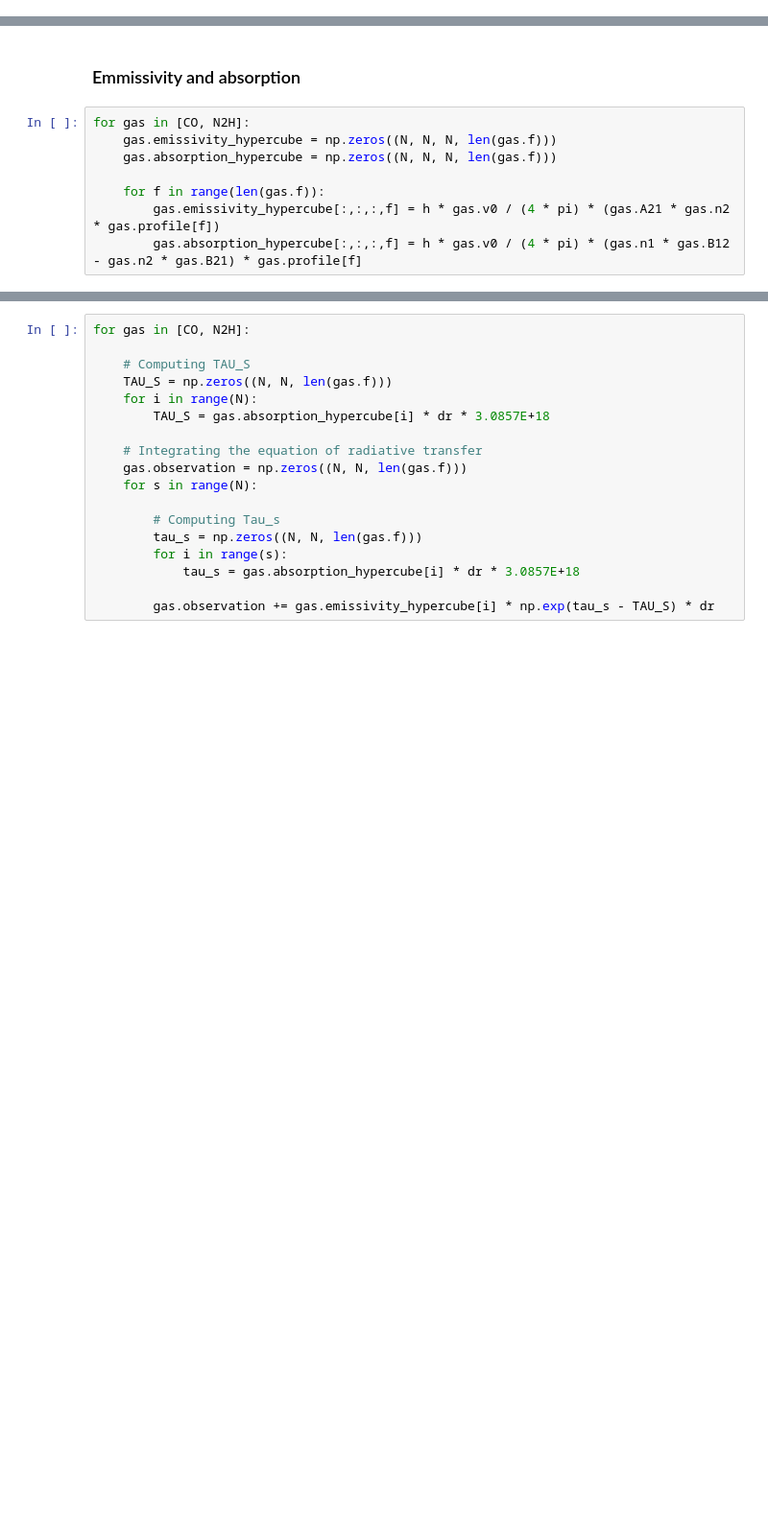
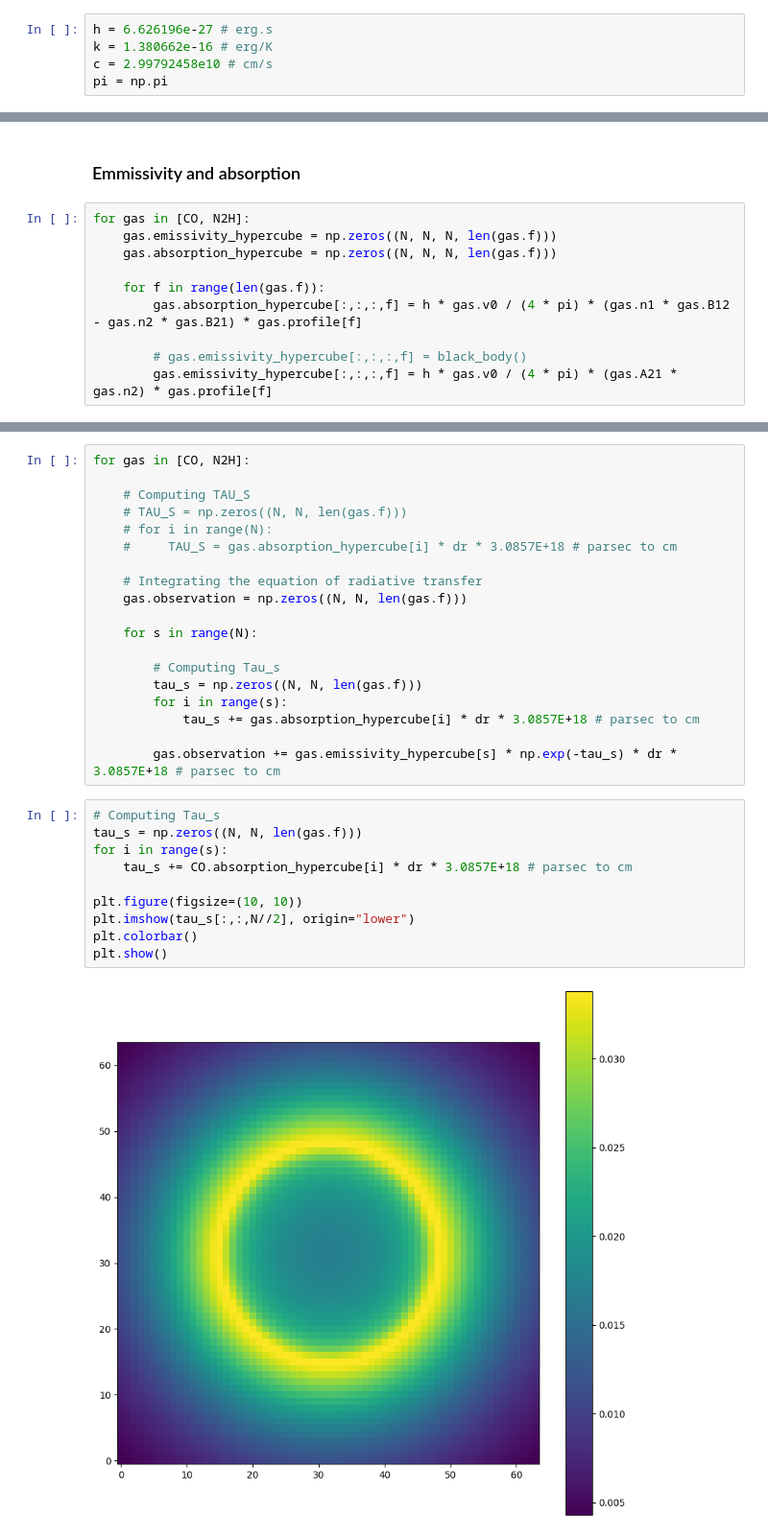
Before and after one commit to LeiRoF/M2-Internship, a Jupyter notebook: Generate_Dataset.ipynb, the cells around one changed output, grey strips where cells are left out. Shown at 96% size. Cells and saved outputs as stored; diff of their text form; blank space fills up the shorter version.

```diff
--- a/Generate_Dataset.ipynb
+++ b/Generate_Dataset.ipynb
@@ -22,3 +19,8 @@ pi = np.pi
+# %%
+h = 6.626196e-27 # erg.s
+k = 1.380662e-16 # erg/K
+c = 2.99792458e10 # cm/s
+pi = np.pi
 # %% [markdown]
 ### Class definitions
 # %%
@@ -242,8 +258,10 @@ for gas in [CO, N2H]:
     gas.absorption_hypercube = np.zeros((N, N, N, len(gas.f)))
 
     for f in range(len(gas.f)):
-        gas.emissivity_hypercube[:,:,:,f] = h * gas.v0 / (4 * pi) * (gas.A21 * gas.n2 * gas.profile[f])
         gas.absorption_hypercube[:,:,:,f] = h * gas.v0 / (4 * pi) * (gas.n1 * gas.B12 - gas.n2 * gas.B21) * gas.profile[f]
+
+        # gas.emissivity_hypercube[:,:,:,f] = black_body()
+        gas.emissivity_hypercube[:,:,:,f] = h * gas.v0 / (4 * pi) * (gas.A21 * gas.n2) * gas.profile[f]
 # %%
 plt.figure(figsize=(15, 5))
 plt.subplot(121)
@@ -267,17 +285,30 @@ plt.show()
 for gas in [CO, N2H]:
 
     # Computing TAU_S
-    TAU_S = np.zeros((N, N, len(gas.f)))
-    for i in range(N):
-        TAU_S = gas.absorption_hypercube[i] * dr * 3.0857E+18
+    # TAU_S = np.zeros((N, N, len(gas.f)))
+    # for i in range(N):
+    #     TAU_S = gas.absorption_hypercube[i] * dr * 3.0857E+18 # parsec to cm
 
     # Integrating the equation of radiative transfer
     gas.observation = np.zeros((N, N, len(gas.f)))
+
     for s in range(N):
 
         # Computing Tau_s
         tau_s = np.zeros((N, N, len(gas.f)))
         for i in range(s):
-            tau_s = gas.absorption_hypercube[i] * dr * 3.0857E+18
+            tau_s += gas.absorption_hypercube[i] * dr * 3.0857E+18 # parsec to cm
 
-        gas.observation += gas.emissivity_hypercube[i] * np.exp(tau_s - TAU_S) * dr
+        gas.observation += gas.emissivity_hypercube[s] * np.exp(-tau_s) * dr * 3.0857E+18 # parsec to cm
+# %%
+# Computing Tau_s
+tau_s = np.zeros((N, N, len(gas.f)))
+for i in range(s):
+    tau_s += CO.absorption_hypercube[i] * dr * 3.0857E+18 # parsec to cm
+
+plt.figure(figsize=(10, 10))
+plt.imshow(tau_s[:,:,N//2], origin="lower")
+plt.colorbar()
+plt.show()
+# %% [output]
+[figure, added]
```
Also changed, not shown: parts of 10 cells of this notebook.
